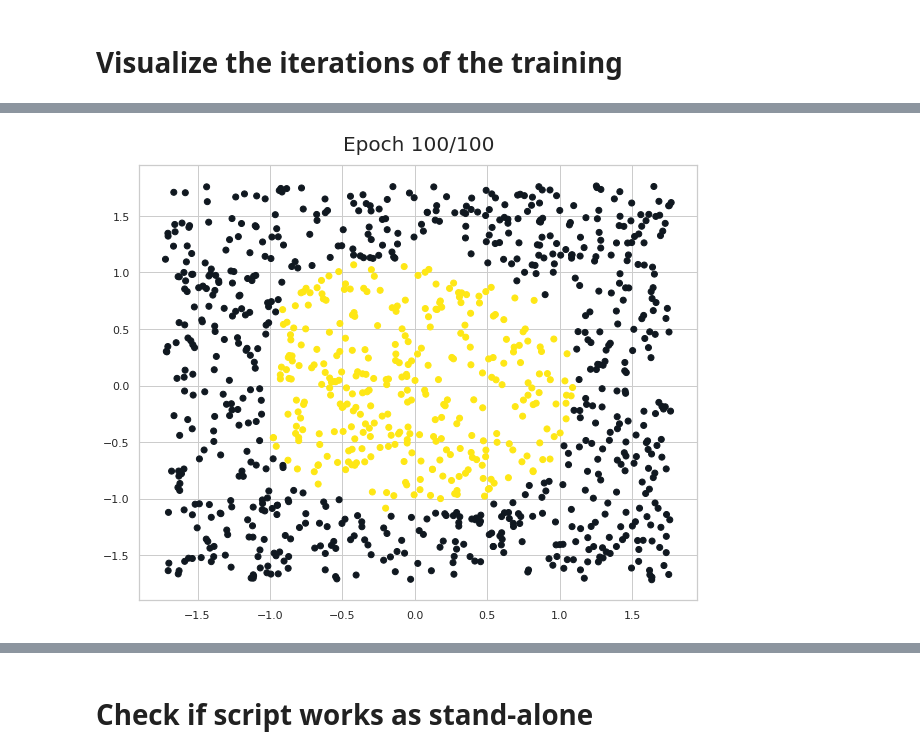
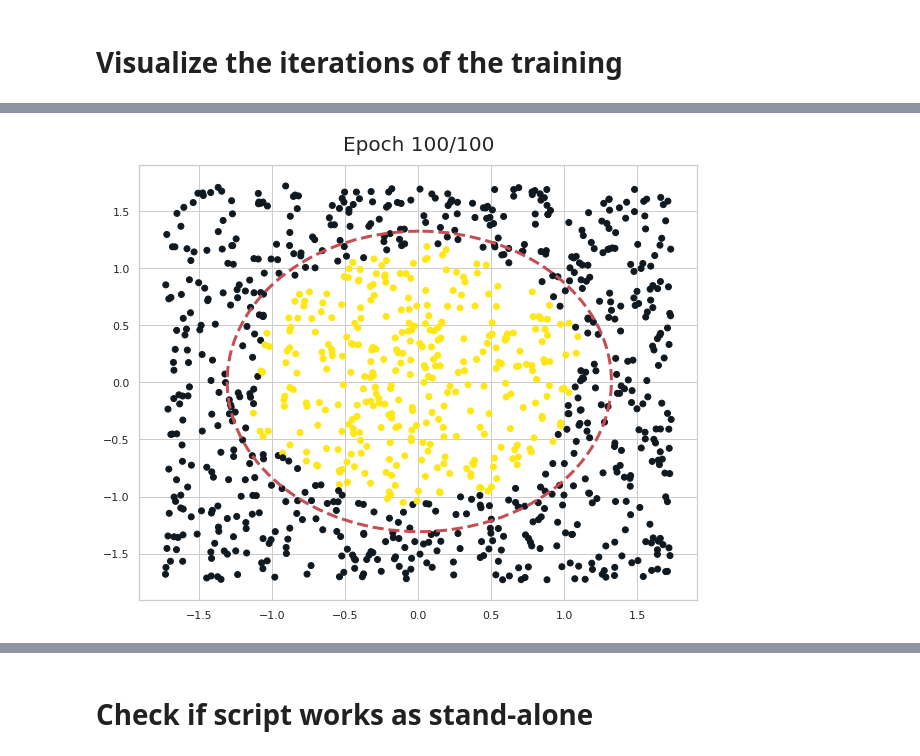
Before and after one commit to INFOPAUL/DeepLearning_Proj2, a Jupyter notebook: plots.ipynb, the cells around one changed output, grey strips where cells are left out. Cells and saved outputs as stored; diff of their text form; code cells hidden in the pictures.

```diff
--- a/plots.ipynb
+++ b/plots.ipynb
@@ -12,6 +12,7 @@ import torch
 from Sequential import Sequential
 from activations.ReLu import Relu
 from activations.Tanh import Tanh
+from activations.Mish import Mish
 from helpers.data_generator import generate_data, normalize
 from layers.Linear import Linear
 from losses.mse import MSE
@@ -36,6 +37,9 @@ torch.set_grad_enabled(False)
 train_data, train_label = generate_data()
 test_data, test_label = generate_data()
 
+mean, std = train_data.mean(), train_data.std()
+print("Mean= ", mean, "STD= ",std)
+
 train_data, test_data = normalize(train_data, test_data)
 print("--- Dataset ---")
 print("Train X: ", train_data.size(), " | Train y: ", train_label.size())
@@ -45,5 +50,9 @@ print(" Test X: ",  test_data.size(), " |  Test y: ", test_label.size())
 Train X:  torch.Size([1000, 2])  | Train y:  torch.Size([1000])
  Test X:  torch.Size([1000, 2])  |  Test y:  torch.Size([1000])
 # %%
-plt.scatter(train_data[:,0].numpy(), train_data[:,1].numpy(), c=["#101820FF" if x==0 else "#FEE715FF" for x in np.squeeze(train_label.numpy())])
+circle1 = plt.Circle(((0.5-mean.item())/np.power(std,2), (0.5-mean.item())/np.power(std,2)), ((1/np.sqrt(2*np.pi))-mean)/np.power(std,2.07), color='r', fill=False, lw=3, ls="--")
+
+fig, ax = plt.subplots()
+ax.scatter(train_data[:,0].numpy(), train_data[:,1].numpy(), c=["#101820FF" if x==0 else "#FEE715FF" for x in np.squeeze(train_label.numpy())])
+ax.add_artist(circle1)
 # %% [output]
@@ -82,6 +93,8 @@ losses = []
 accuracies = []
 errors = []
 ret_val = ""
+verbose = 0
+
 
 for epoch in range(1, epochs+1):
     ret_val += "Epoch: " + str(epoch) + "\n"
@@ -100,32 +113,34 @@ for epoch in range(1, epochs+1):
         ##Backpropagation
         # Calculate grad of loss
         loss_grad = criterion.backward()
 
         # Grad of the model
         model.backward(loss_grad)
 
         # Update parameters
         optimizer.step()
 
 
 
 
     test_prediction = model.forward(test_data)
     acc = accuracy(test_prediction, test_label)
     accuracies.append(acc)
 
     errors.append(1-acc)
     ret_val += "Accuracy: "+ str(acc)+"\n"
 
     pred = torch.argmax(test_prediction, 1)
     fig, ax = plt.subplots(figsize=(10,8))
     ax.scatter(test_data[:,0].numpy(), test_data[:,1].numpy(), c=["#101820FF" if x==0 else "#FEE715FF" for x in np.squeeze(pred.numpy())])
+    circle1 = plt.Circle(((0.5-mean.item())/np.power(std,2), (0.5-mean.item())/np.power(std,2)), ((1/np.sqrt(2*np.pi))-mean)/np.power(std,2.07), color='r', fill=False, lw=3, ls="--")
+    ax.add_artist(circle1)
     ax.set_title(f"Epoch {epoch}/{epochs}", fontdict={"fontsize":20, "fontweight":1}, pad=15);
     IPyDisplay.clear_output(wait=True)
     IPyDisplay.display(plt.gcf())
     plt.close();
     time.sleep(0.1)
 
-print(ret_val)
+if verbose: print(ret_val)
 # %% [output]
-[figure, old version]
+[figure, new version]
```
Also changed, not shown: parts of 12 cells of this notebook, 3 other files.
